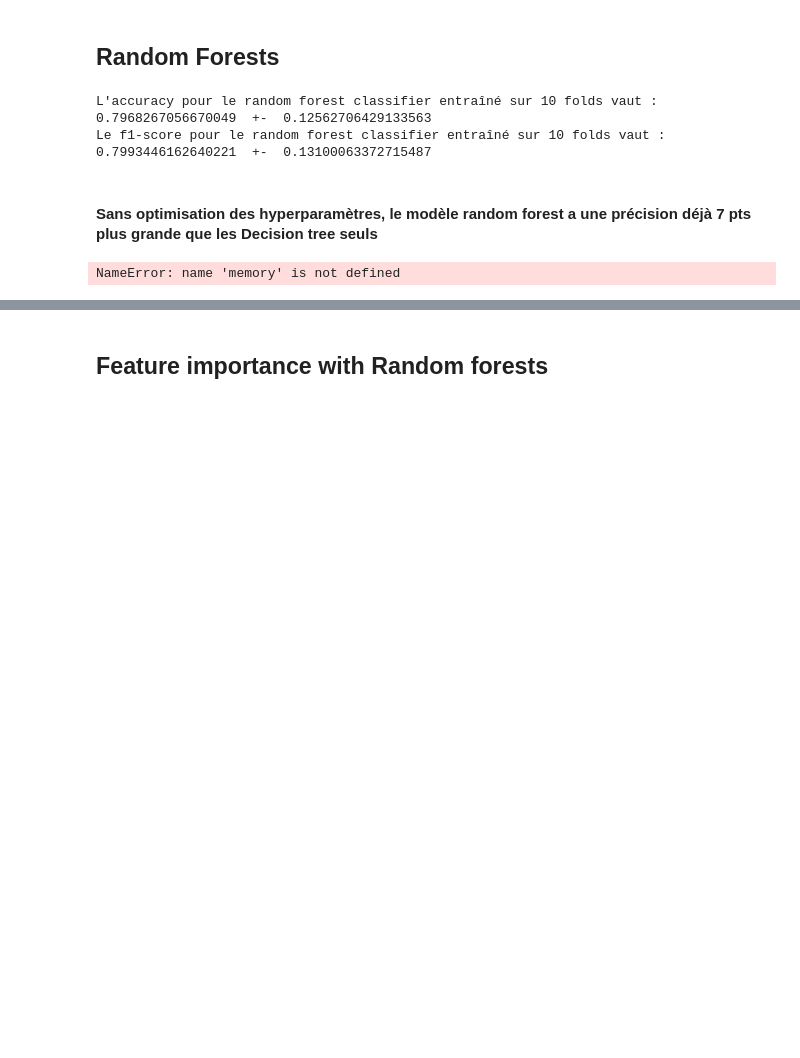
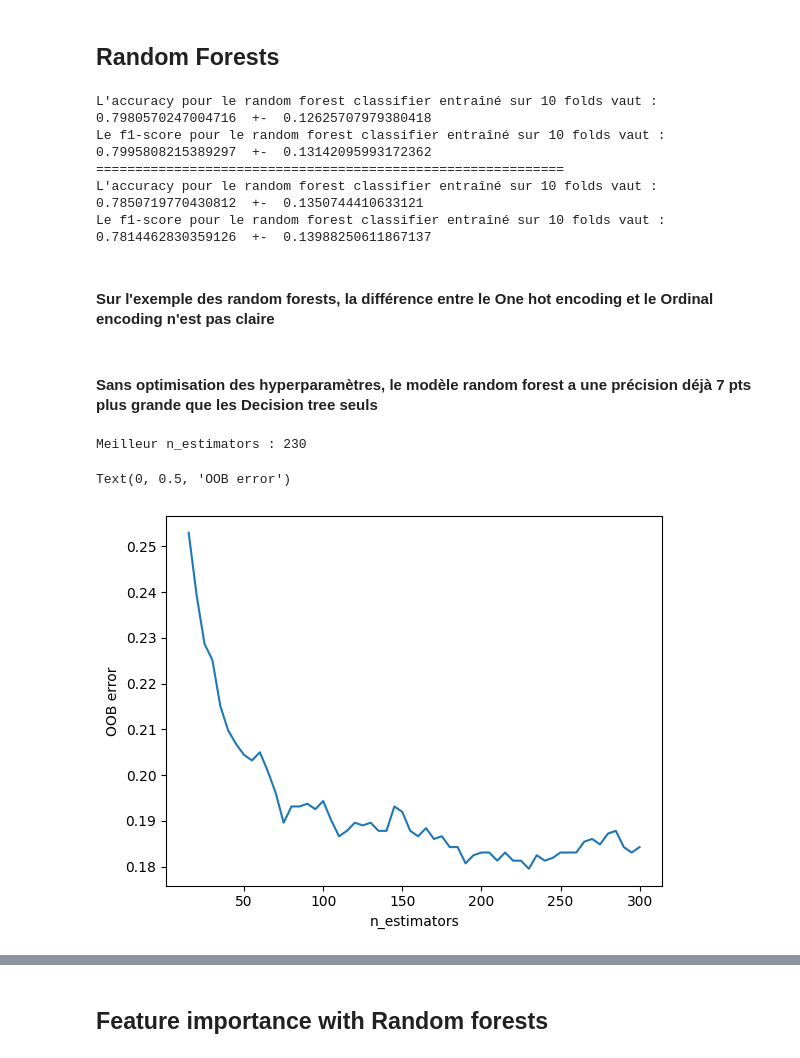
Before and after one commit to Lduvignacq/Estimation-of-obesity-levels-based-on-eating-habits, a Jupyter notebook: standard_benchmark.ipynb, the cells around one changed output, grey strips where cells are left out. Saved outputs shown, nothing was run; the diff lists cells and outputs as text; code cells hidden in the pictures; blank space fills up the shorter version.

```diff
--- a/standard_benchmark.ipynb
+++ b/standard_benchmark.ipynb
@@ -530,9 +552,26 @@ score = cross_val_score(RandomForestClassifier(n_estimators=100, max_depth=10),
 mean = score.mean()
 var = score.std()
 print("Le f1-score pour le random forest classifier entraîné sur 10 folds vaut : ", mean, " +- ", var)
+
+print("=="*30)
+
+score = cross_val_score(RandomForestClassifier(n_estimators=100, max_depth=10), full_data_2, df["Weight_class"], cv = 10, scoring="balanced_accuracy")
+mean = score.mean()
+var = score.std()
+print("L'accuracy pour le random forest classifier entraîné sur 10 folds vaut : ", mean, " +- ", var)
+
+score = cross_val_score(RandomForestClassifier(n_estimators=100, max_depth=10), full_data_2, df["Weight_class"], cv = 10, scoring="f1_macro")
+mean = score.mean()
+var = score.std()
+print("Le f1-score pour le random forest classifier entraîné sur 10 folds vaut : ", mean, " +- ", var)
 # %% [output]
-L'accuracy pour le random forest classifier entraîné sur 10 folds vaut :  0.7968267056670049  +-  0.12562706429133563
-Le f1-score pour le random forest classifier entraîné sur 10 folds vaut :  0.7993446162640221  +-  0.13100063372715487
+L'accuracy pour le random forest classifier entraîné sur 10 folds vaut :  0.7980570247004716  +-  0.12625707979380418
+Le f1-score pour le random forest classifier entraîné sur 10 folds vaut :  0.7995808215389297  +-  0.13142095993172362
+============================================================
+L'accuracy pour le random forest classifier entraîné sur 10 folds vaut :  0.7850719770430812  +-  0.1350744410633121
+Le f1-score pour le random forest classifier entraîné sur 10 folds vaut :  0.7814462830359126  +-  0.13988250611867137
+# %% [markdown]
+#### Sur l'exemple des random forests, la différence entre le One hot encoding et le Ordinal encoding n'est pas claire
 # %% [markdown]
 #### Sans optimisation des hyperparamètres, le modèle random forest a une précision déjà 7 pts plus grande que les Decision tree seuls
 # %%
@@ -570,11 +592,12 @@ def parameter_optim_forest(depth, leaf_size, df, n_estimators, n_iterations=10):
 # %%
-#MEAN, STD, NUM_ESTIMATOR, memory, variance = parameter_optim_forest(depth, leaf_size, df, n_estimators, n_iterations=5)
-memory = np.array(memory).reshape(5, len(n_estimators)) # (10, 40)
-mean_curve = memory.mean(axis = 0)
-std_curve = memory.std(axis = 0) # dispersion entre les 5 répétitions
+n_estimators_oob = np.arange(15, 301, 5)   # en dessous de ~15 arbres, certains échantillons ne sont jamais OOB
+oob_errors, best_n_estimators = parameter_optim_forest(depth, leaf_size, tr_data, y_tr, n_estimators_oob)
+print("Meilleur n_estimators :", best_n_estimators)
 
-N = np.arange(40)
-plt.plot(n_estimators, mean_curve)
-plt.fill_between(n_estimators, mean_curve - std_curve, mean_curve + std_curve, color = 'blue', alpha = .2)
+plt.plot(n_estimators_oob, oob_errors)
+plt.xlabel("n_estimators")
+plt.ylabel("OOB error")
 # %% [output]
-NameError: name 'memory' is not defined
+Meilleur n_estimators : 230
+Text(0, 0.5, 'OOB error')
+[figure, added]
```
Also changed, not shown: parts of 38 cells of this notebook.
